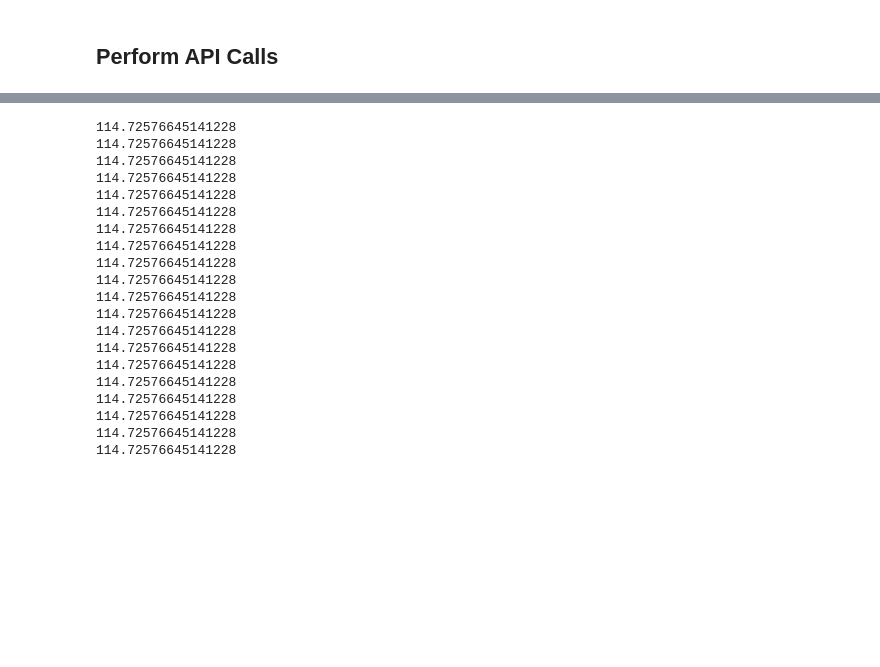
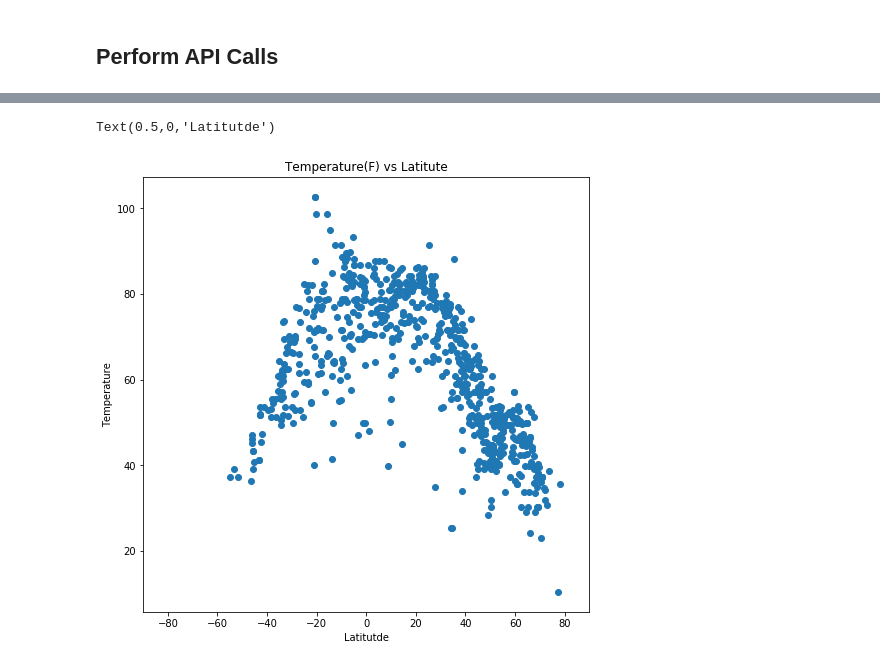
Before and after one commit to XaraRoy/API-Homework, a Jupyter notebook: WeatherAPI.ipynb, the cells around one changed output, grey strips where cells are left out. Saved outputs shown, nothing was run; the diff lists cells and outputs as text; code cells hidden in the pictures; blank space fills up the shorter version.

Commit message:
added graphs

```diff
--- a/WeatherAPI.ipynb
+++ b/WeatherAPI.ipynb
@@ -135,24 +123,12 @@ city
-# %%
-for lat in lats:
-    print(sum(lats))
-# %% [output]
-114.72576645141228
-114.72576645141228
-114.72576645141228
-114.72576645141228
-114.72576645141228
-114.72576645141228
-114.72576645141228
-114.72576645141228
-114.72576645141228
-114.72576645141228
-114.72576645141228
-114.72576645141228
-114.72576645141228
-114.72576645141228
-114.72576645141228
-114.72576645141228
-114.72576645141228
-114.72576645141228
-114.72576645141228
-114.72576645141228
+# %%
+#Temp VS Latitude
+plt.figure(figsize=(8,8))
+plt.scatter(Weather_DF["lat"], Weather_DF["temp"])
+plt.xlim(-90, 90)
+plt.title("Temperature(F) vs Latitute")
+
+plt.ylabel("Temperature")
+plt.xlabel("Latitutde")
+# %% [output]
+Text(0.5,0,'Latitutde')
+[figure, added]
```
Also changed, not shown: parts of 10 cells of this notebook.
